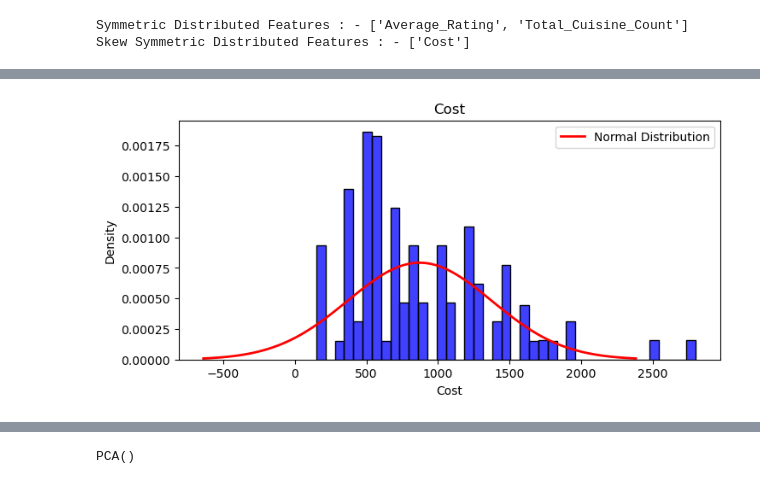
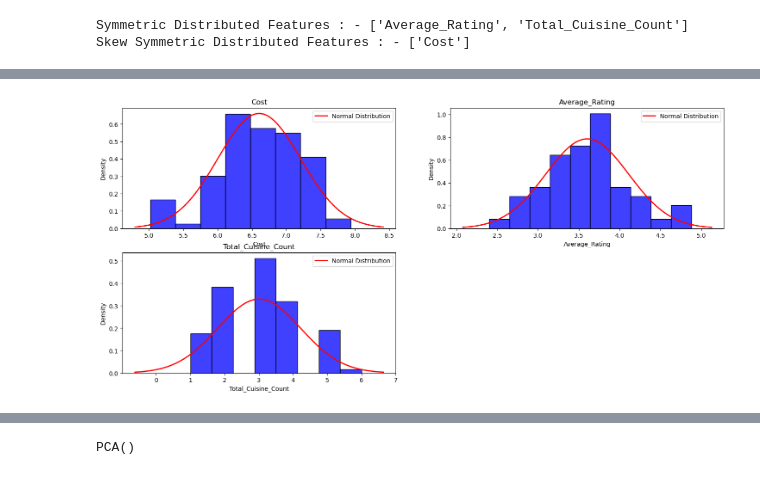
Before and after one commit to vip03pandey/ZomatoClustering, a Jupyter notebook: model.ipynb, the cells around one changed output, grey strips where cells are left out. Cells and saved outputs as stored; diff of their text form; code cells hidden in the pictures.

```diff
--- a/model.ipynb
+++ b/model.ipynb
@@ -1490,18 +1509,18 @@ cluster_dummy['Cost'] = np.log1p(cluster_dummy['Cost'])
 # %%
 plt.figure(figsize=(18,8))
-for i, col in enumerate(['Cost']):
+for i, col in enumerate(['Cost','Average_Rating','Total_Cuisine_Count']):
     plt.subplot(2, 2, i+1)
-    sns.histplot(data=merged[col], stat='density', color='b')
-    mu, std = merged[col].mean(), merged[col].std()
+    sns.histplot(data=cluster_dummy[col], stat='density', color='b')
+    mu, std = cluster_dummy[col].mean(), cluster_dummy[col].std()
     x = np.linspace(mu - 3*std, mu + 3*std, 100)
     p = norm.pdf(x, mu, std)
     plt.plot(x, p, 'r-', lw=2, label='Normal Distribution')
     plt.title(col)
     plt.legend()
 plt.show()
 plt.tight_layout()
 # %% [output]
-[figure, old version]
+[figure, new version]
 # %%
 cluster_dummy.sample(5)
 # %% [output]
```
Also changed, not shown: parts of 64 cells of this notebook, 1 other file.
